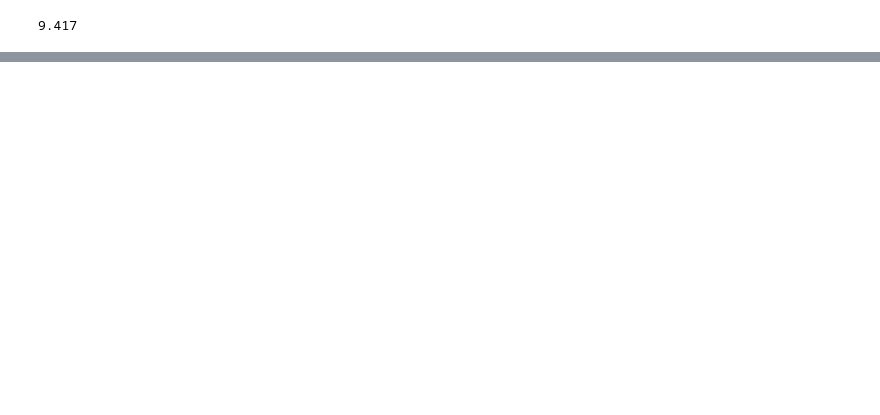
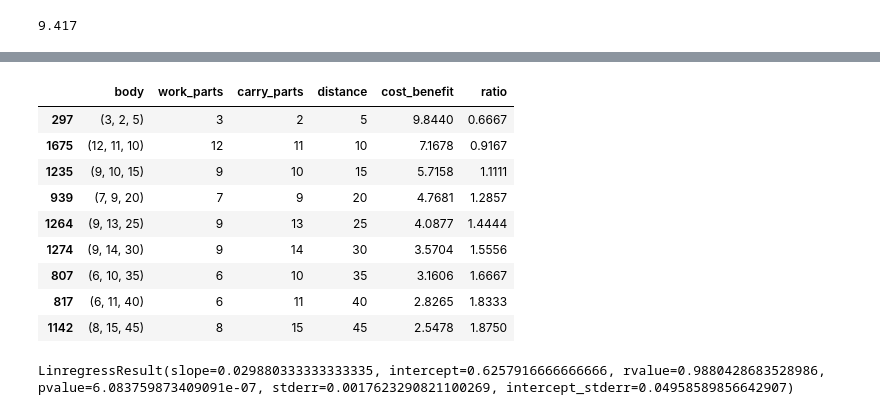
Before and after one commit to Harduim/Screeps, a Jupyter notebook: utils/creep_proportions/creep_proportions.ipynb, the cells around one changed output, grey strips where cells are left out. Drawn from its saved outputs; the diff is of its cells as text; code cells hidden in the pictures; blank space fills up the shorter version.

Commit message:
Chore: linear regression

```diff
--- a/utils/creep_proportions/creep_proportions.ipynb
+++ b/utils/creep_proportions/creep_proportions.ipynb
@@ -72,2 +73,5 @@ px.line(df, x="body", y="cost_benefit", color="distance")
 # %%
 px.scatter(df, x="ratio", y="cost_benefit", color="distance")
+# %%
+best_by_distance = df.groupby(['distance']).agg({'cost_benefit': 'max'})
+best_by_distance
@@ -73,0 +90,20 @@ px.scatter(df, x="ratio", y="cost_benefit", color="distance")
+# %%
+df_reg = df[df['cost_benefit'].isin(best_by_distance['cost_benefit'])]
+df_reg = df_reg.sort_values('distance').copy()
+df_reg
+# %% [output]
+|  | body | work_parts | carry_parts | distance | cost_benefit | ratio |
+| 297 | (3, 2, 5) | 3 | 2 | 5 | 9.8440 | 0.6667 |
+| 1675 | (12, 11, 10) | 12 | 11 | 10 | 7.1678 | 0.9167 |
+| 1235 | (9, 10, 15) | 9 | 10 | 15 | 5.7158 | 1.1111 |
+| 939 | (7, 9, 20) | 7 | 9 | 20 | 4.7681 | 1.2857 |
+| 1264 | (9, 13, 25) | 9 | 13 | 25 | 4.0877 | 1.4444 |
+| 1274 | (9, 14, 30) | 9 | 14 | 30 | 3.5704 | 1.5556 |
+| 807 | (6, 10, 35) | 6 | 10 | 35 | 3.1606 | 1.6667 |
+| 817 | (6, 11, 40) | 6 | 11 | 40 | 2.8265 | 1.8333 |
+| 1142 | (8, 15, 45) | 8 | 15 | 45 | 2.5478 | 1.8750 |
+# %%
+regression = linregress(df_reg['distance'], df_reg['ratio'])
+regression
+# %% [output]
+LinregressResult(slope=0.029880333333333335, intercept=0.6257916666666666, rvalue=0.9880428683528986, pvalue=6.083759873409091e-07, stderr=0.0017623290821100269, intercept_stderr=0.04958589856642907)
```
Also changed, not shown: parts of 7 cells of this notebook, 1 other file.
